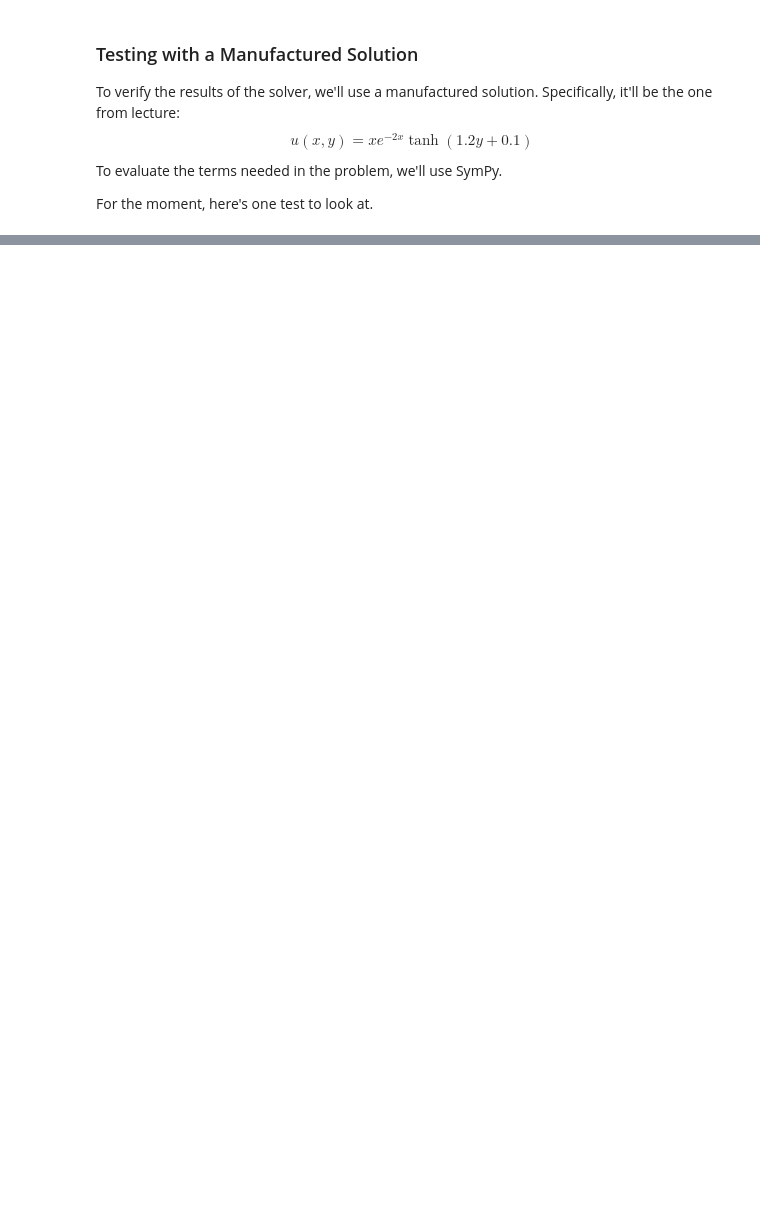
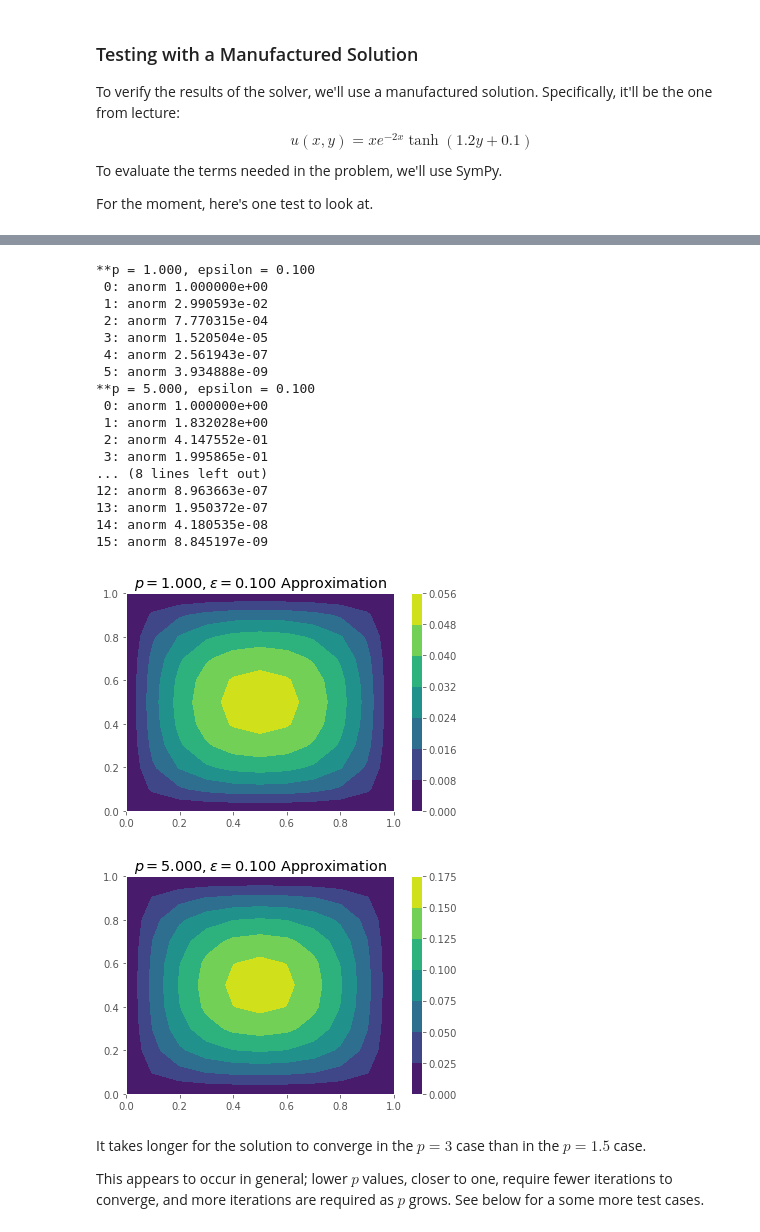
Before and after one commit to j-emmel/class, a Jupyter notebook: hw3/hw3.ipynb, the cells around one changed output, grey strips where cells are left out. Drawn from its saved outputs; the diff is of its cells as text; code cells hidden in the pictures; blank space fills up the shorter version.

```diff
--- a/hw3/hw3.ipynb
+++ b/hw3/hw3.ipynb
@@ -227,0 +274,43 @@ pyplot.colorbar();
+# %%
+def demo_solver(eps = 0.1, p = 2, show_plot = True):
+    print("**p = {:.3f}, epsilon = {:.3f}".format(float(p), float(eps)))
+    x, y, u, i = solve_nonlinear(.1,
+        lambda x,y: numpy.zeros_like(x), # g0
+        lambda x,y: numpy.ones_like(x),  # forcing
+        eps = 1,
+        p = p,
+        dirichlet=((0,-1),(0,-1)),
+        verbose=True)
+
+    if show_plot:
+        pyplot.figure()
+        pyplot.contourf(x, y, u)
+        pyplot.title("$p={{{:.3f}}}, \epsilon={{{:.3f}}}$ Approximation".format(float(p), float(eps)))
+        pyplot.colorbar()
+
+demo_solver(p=1)
+demo_solver(p=5)
+# %% [output]
+**p = 1.000, epsilon = 0.100
+ 0: anorm 1.000000e+00
+ 1: anorm 2.990593e-02
+ 2: anorm 7.770315e-04
+ 3: anorm 1.520504e-05
+ 4: anorm 2.561943e-07
+ 5: anorm 3.934888e-09
+**p = 5.000, epsilon = 0.100
+ 0: anorm 1.000000e+00
+ 1: anorm 1.832028e+00
+ 2: anorm 4.147552e-01
+ 3: anorm 1.995865e-01
+... (8 lines left out)
+12: anorm 8.963663e-07
+13: anorm 1.950372e-07
+14: anorm 4.180535e-08
+15: anorm 8.845197e-09
+[figure, added]
+[figure, added]
+# %% [markdown]
+It takes longer for the solution to converge in the $p=3$ case than in the $p=1.5$ case.
+
+This appears to occur in general; lower $p$ values, closer to one, require fewer iterations to converge, and more iterations are required as $p$ grows. See below for a some more test cases.
```
Also changed, not shown: parts of 9 cells of this notebook.
